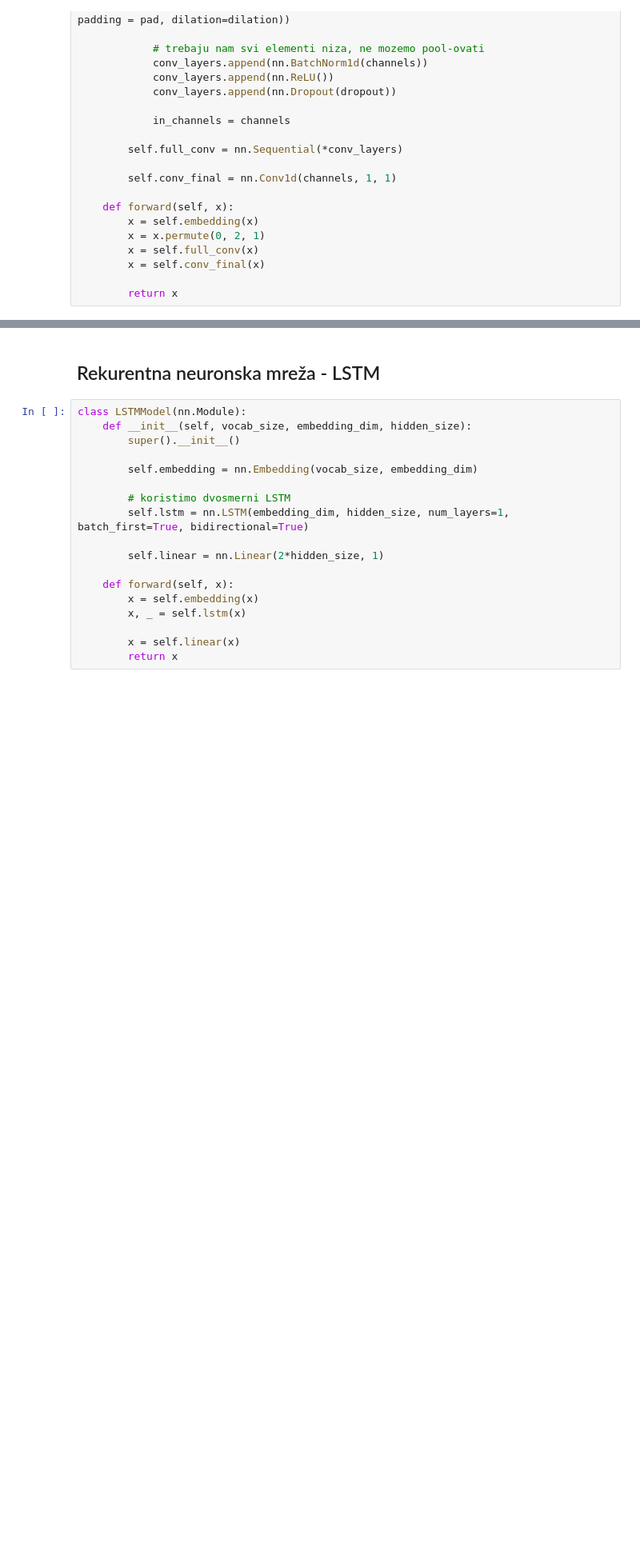
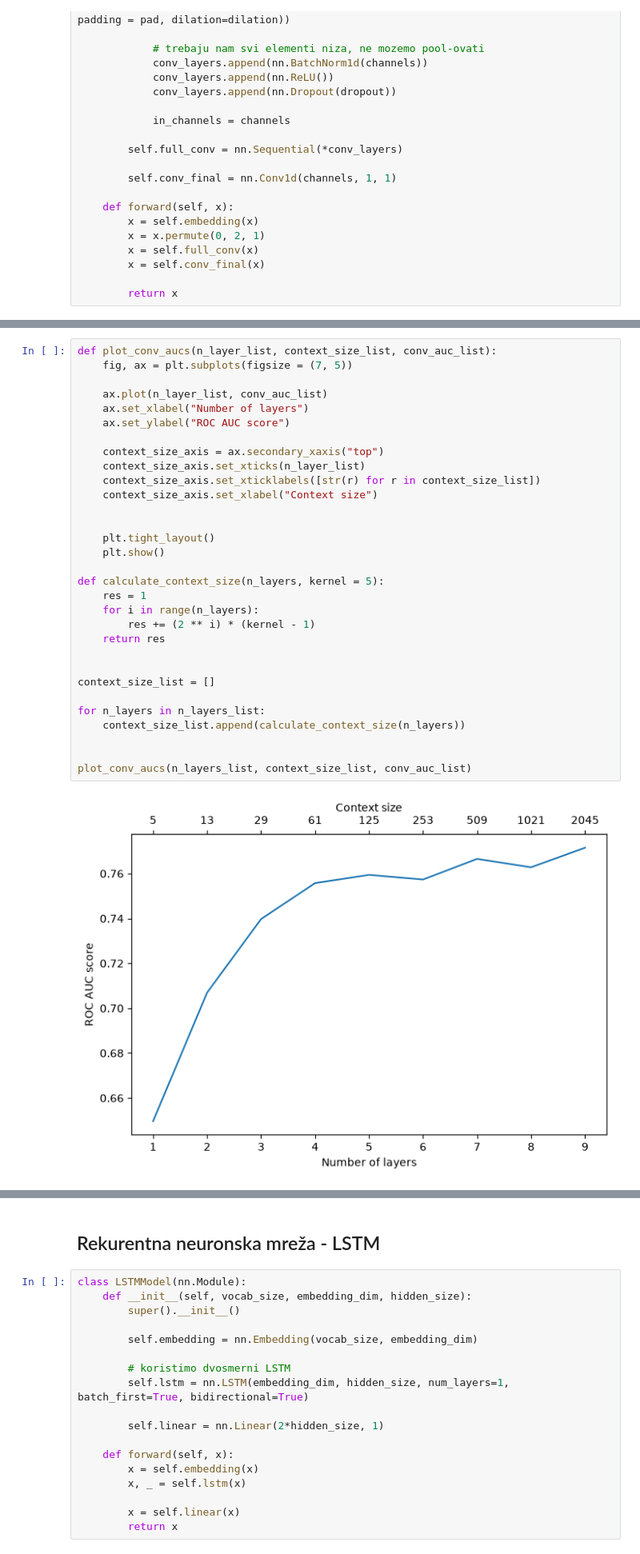
Before and after one commit to jovanbengin/matf-ml-protein-prediction, a Jupyter notebook: 02_model_training.ipynb, the cells around one changed output, grey strips where cells are left out. Shown at 80% size. Saved outputs shown, nothing was run; the diff lists cells and outputs as text; blank space fills up the shorter version.

```diff
--- a/02_model_training.ipynb
+++ b/02_model_training.ipynb
@@ -377,0 +430,33 @@ Epoch 11 : Loss 0.562180011765925 Accuracy 0.7258052728701149 Sensitivity 0.5192
+# %%
+def plot_conv_aucs(n_layer_list, context_size_list, conv_auc_list):
+    fig, ax = plt.subplots(figsize = (7, 5))
+
+    ax.plot(n_layer_list, conv_auc_list)
+    ax.set_xlabel("Number of layers")
+    ax.set_ylabel("ROC AUC score")
+
+    context_size_axis = ax.secondary_xaxis("top")
+    context_size_axis.set_xticks(n_layer_list)
+    context_size_axis.set_xticklabels([str(r) for r in context_size_list])
+    context_size_axis.set_xlabel("Context size")
+
+
+    plt.tight_layout()
+    plt.show()
+
+def calculate_context_size(n_layers, kernel = 5):
+    res = 1
+    for i in range(n_layers):
+        res += (2 ** i) * (kernel - 1)
+    return res
+
+
+context_size_list = []
+
+for n_layers in n_layers_list:
+    context_size_list.append(calculate_context_size(n_layers))
+
+
+plot_conv_aucs(n_layers_list, context_size_list, conv_auc_list)
+# %% [output]
+[figure, added]
```
Also changed, not shown: parts of 25 cells of this notebook, 24 other files.
